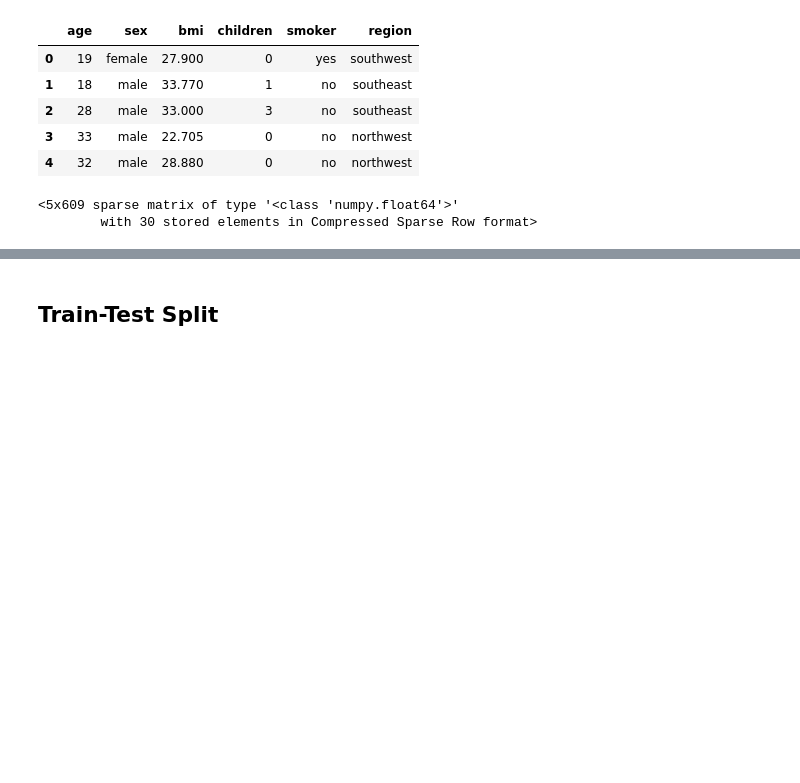
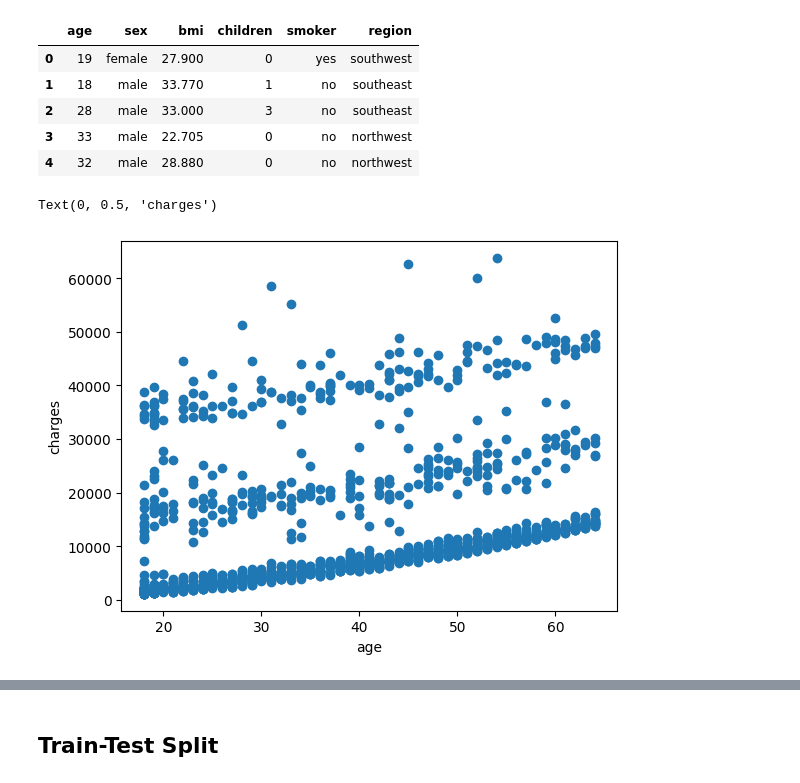
Before and after one commit to timonpalm/TFCourse, a Jupyter notebook: 01_regression_medical_cost.ipynb, the cells around one changed output, grey strips where cells are left out. Drawn from its saved outputs; the diff is of its cells as text; code cells hidden in the pictures; blank space fills up the shorter version.

```diff
--- a/01_regression_medical_cost.ipynb
+++ b/01_regression_medical_cost.ipynb
@@ -50,11 +52,10 @@ insurance.head()
 | 2 | 28 | male | 33.000 | 3 | no | southeast |
 | 3 | 33 | male | 22.705 | 0 | no | northwest |
 | 4 | 32 | male | 28.880 | 0 | no | northwest |
-# %%
-encoder = preprocessing.OneHotEncoder()
-insurance_t = encoder.fit_transform(insurance)
-
-insurance_t[:5]
-# %% [output]
-<5x609 sparse matrix of type '<class 'numpy.float64'>'
-        with 30 stored elements in Compressed Sparse Row format>
+# %%
+plt.scatter(insurance["age"], target)
+plt.xlabel("age")
+plt.ylabel("charges")
+# %% [output]
+Text(0, 0.5, 'charges')
+[figure, added]
```
Also changed, not shown: parts of 27 cells of this notebook.
